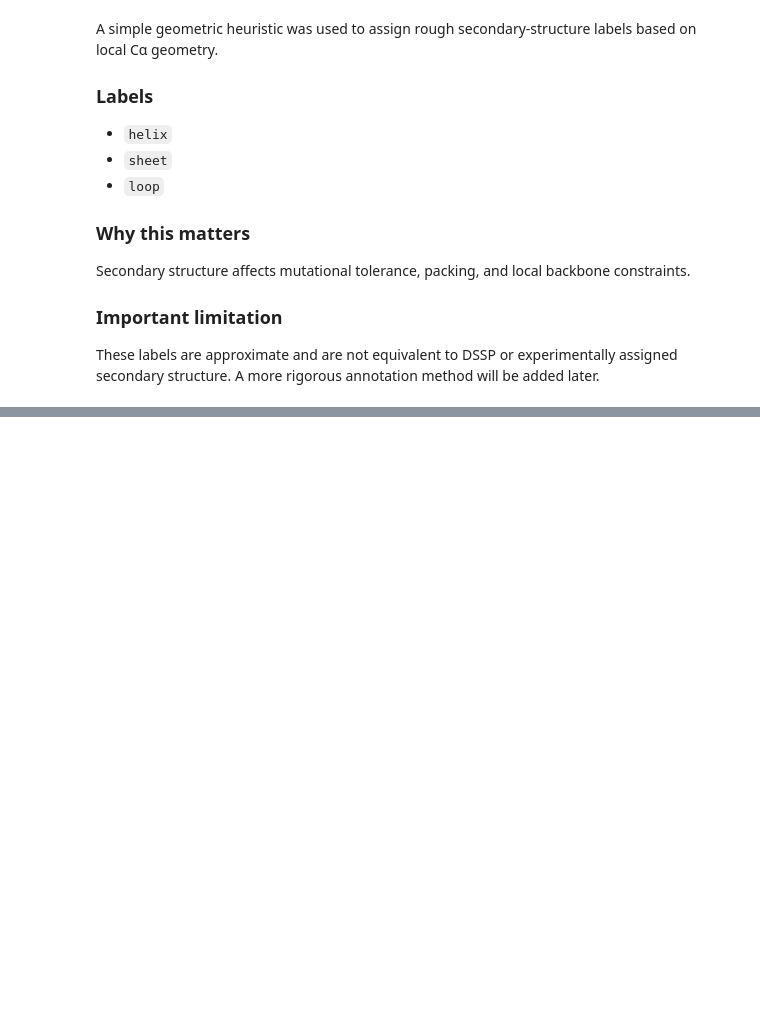
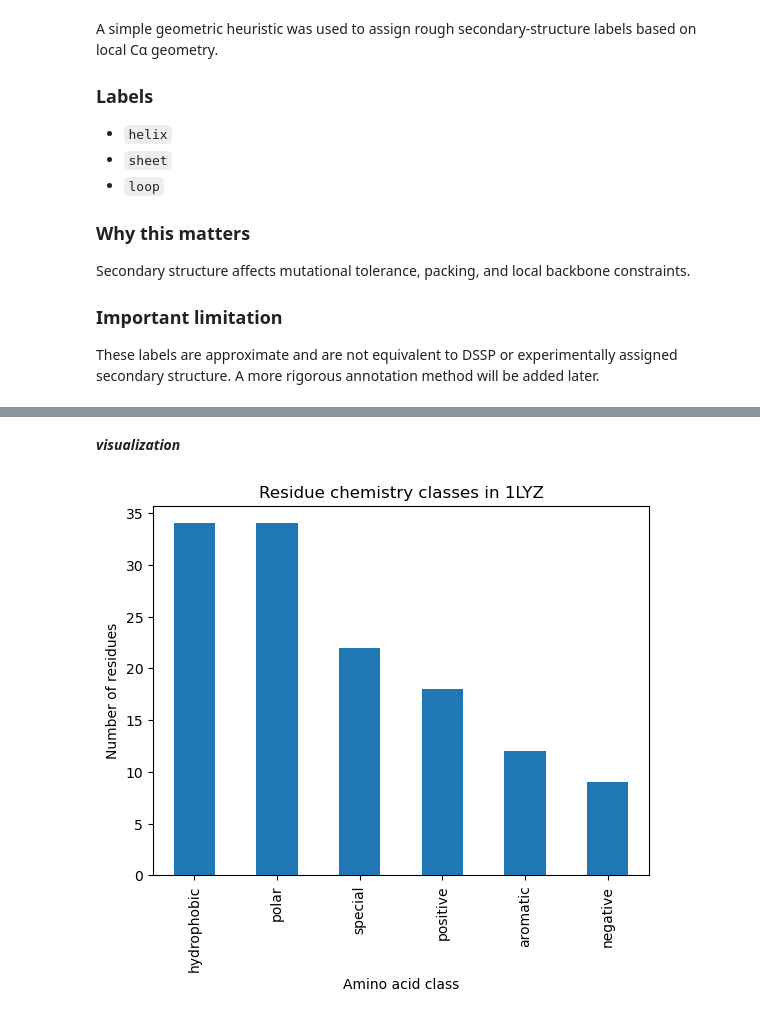
Before and after one commit to mhaindarkar/protein-design-pipeline, a Jupyter notebook: notebooks/01_structure_introduction.ipynb, the cells around one changed output, grey strips where cells are left out. Drawn from its saved outputs; the diff is of its cells as text; code cells hidden in the pictures; blank space fills up the shorter version.

```diff
--- a/notebooks/01_structure_introduction.ipynb
+++ b/notebooks/01_structure_introduction.ipynb
@@ -517,0 +700,27 @@ These labels are approximate and are not equivalent to DSSP or experimentally as
+# %%
+def classify_aa(residue_1):
+    if residue_1 in ["A", "V", "I", "L", "M"]:
+        return "hydrophobic"
+    elif residue_1 in ["S", "T", "N", "Q"]:
+        return "polar"
+    elif residue_1 in ["K", "R", "H"]:
+        return "positive"
+    elif residue_1 in ["D", "E"]:
+        return "negative"
+    elif residue_1 in ["F", "Y", "W"]:
+        return "aromatic"
+    elif residue_1 in ["G", "P", "C"]:
+        return "special"
+    else:
+        return "unknown"
+
+def classify_charge(residue_1):
+    if residue_1 in ["K", "R", "H"]:
+        return "positive"
+    elif residue_1 in ["D", "E"]:
+        return "negative"
+    else:
+        return "neutral"
+
+residue_df["aa_class"] = residue_df["residue_name_1"].apply(classify_aa)
+residue_df["aa_charge_class"] = residue_df["residue_name_1"].apply(classify_charge)
@@ -517,0 +777,10 @@ These labels are approximate and are not equivalent to DSSP or experimentally as
+# %% [markdown]
+***visualization***
+# %%
+residue_df["aa_class"].value_counts().plot(kind="bar")
+plt.xlabel("Amino acid class")
+plt.ylabel("Number of residues")
+plt.title("Residue chemistry classes in 1LYZ")
+plt.show()
+# %% [output]
+[figure, added]
```
Also changed, not shown: parts of 24 cells of this notebook, 3 other files.
